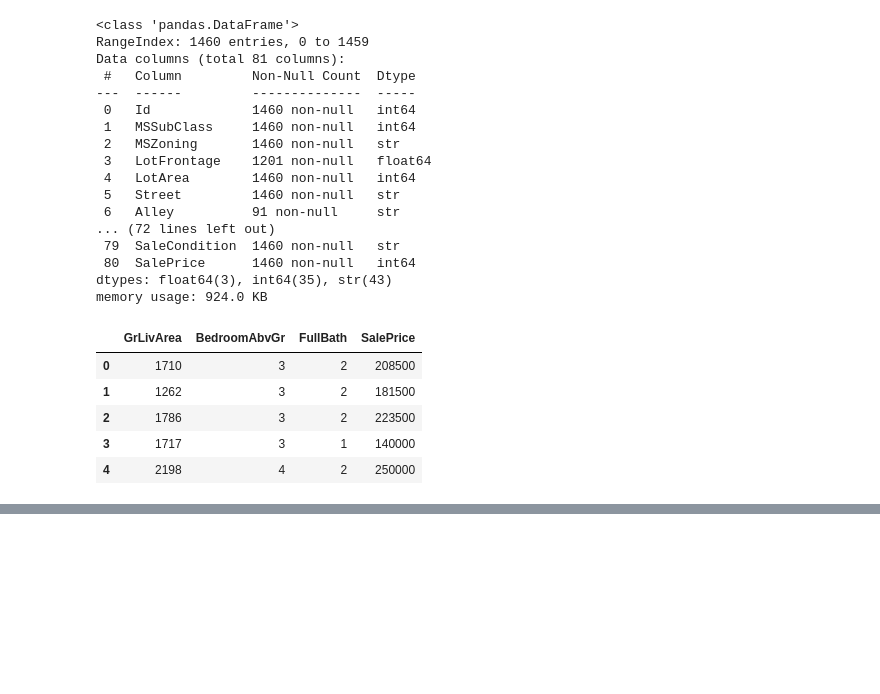
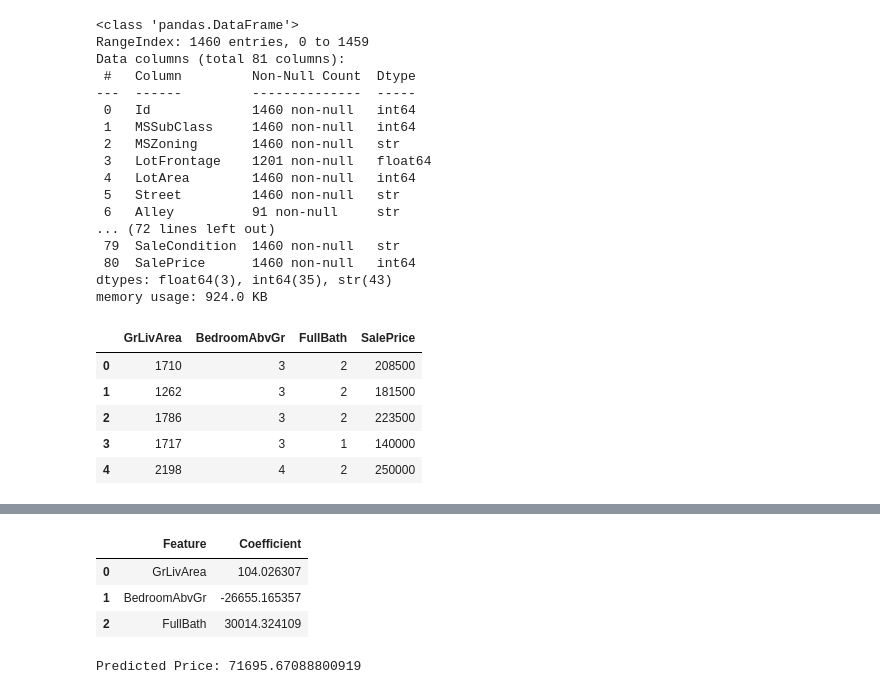
Before and after one commit to shashanksh05-git/PRODIGY_ML_01, a Jupyter notebook: Notebook/House_Prediction.ipynb, the cells around one changed output, grey strips where cells are left out. Drawn from its saved outputs; the diff is of its cells as text; code cells hidden in the pictures; blank space fills up the shorter version.

```diff
--- a/Notebook/House_Prediction.ipynb
+++ b/Notebook/House_Prediction.ipynb
@@ -82,0 +145,12 @@ df.head()
+# %%
+coeff_df = pd.DataFrame({
+    "Feature": features,
+    "Coefficient": model.coef_
+})
+
+coeff_df
+# %% [output]
+|  | Feature | Coefficient |
+| 0 | GrLivArea | 104.026307 |
+| 1 | BedroomAbvGr | -26655.165357 |
+| 2 | FullBath | 30014.324109 |
@@ -82,0 +159,16 @@ df.head()
+# %%
+# Example: 2000 sqft, 3 bedrooms, 2 bathrooms
+new_house = pd.DataFrame(
+    [[2000, 3, 2]],
+    columns=["GrLivArea", "BedroomAbvGr", "FullBath"]
+)
+
+scaler = StandardScaler()
+scaler.fit(X)  # or X_train
+
+new_house_scaled = scaler.transform(new_house)
+prediction = model.predict(new_house_scaled)
+
+print("Predicted Price:", prediction[0])
+# %% [output]
+Predicted Price: 71695.67088800919
```
Also changed, not shown: parts of 14 cells of this notebook.
